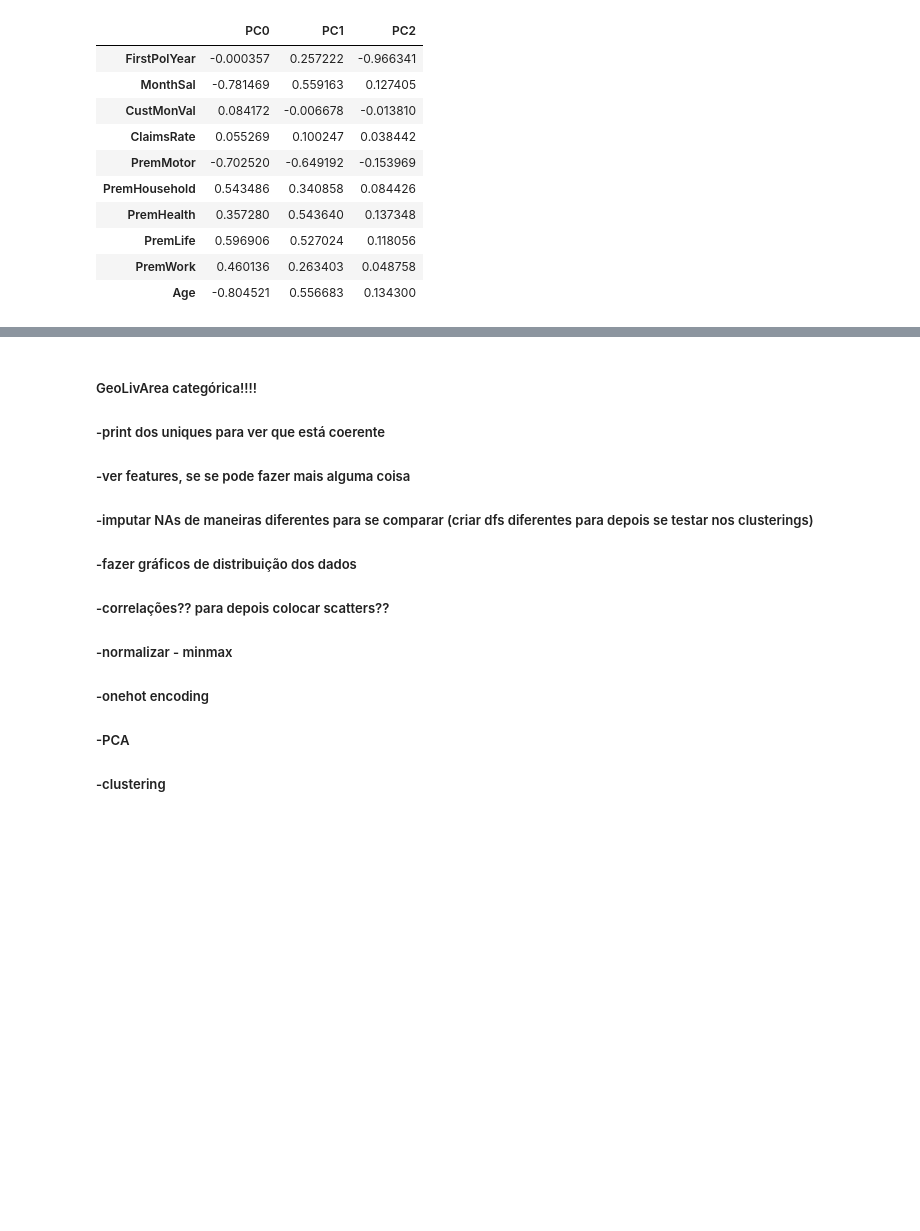
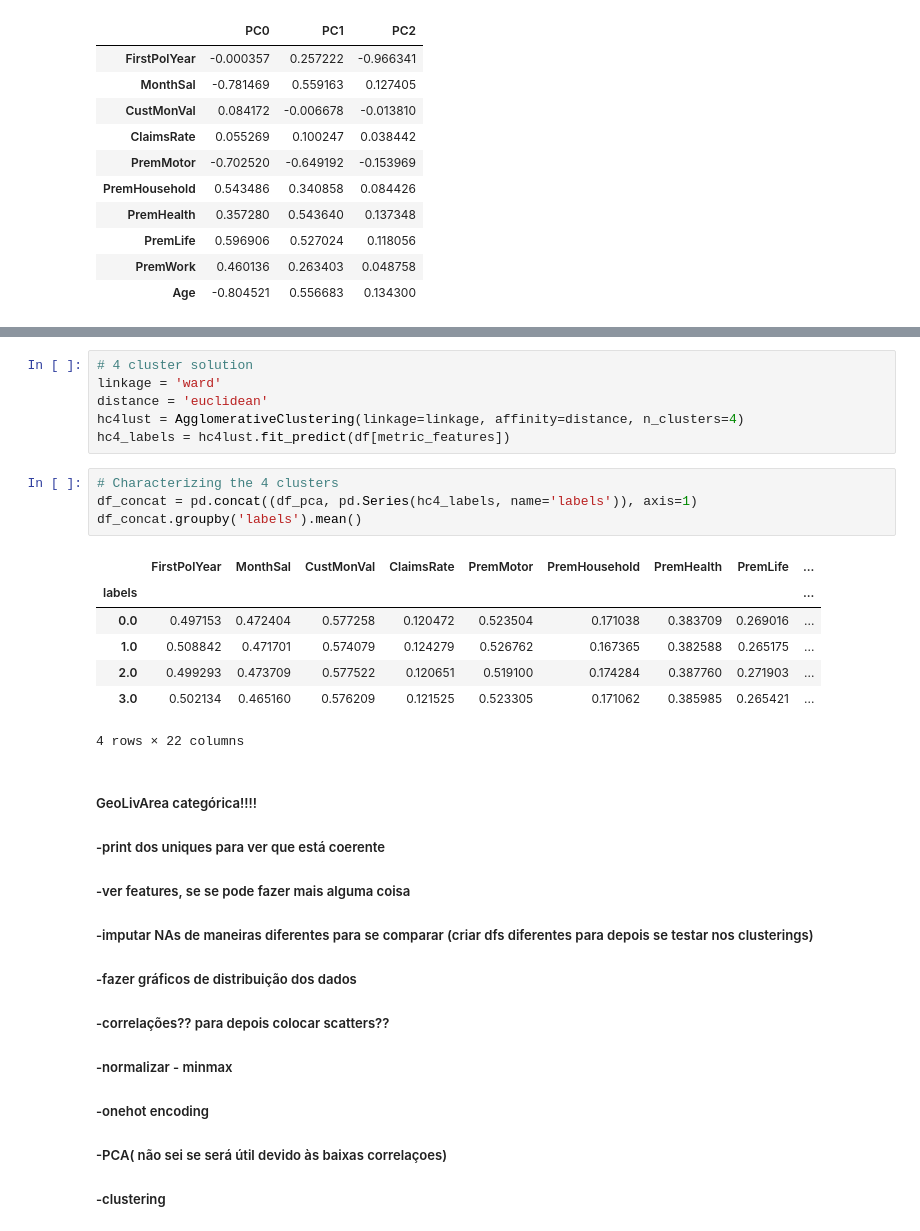
Before and after one commit to henrymmarques/DMProject, a Jupyter notebook: preprocess.ipynb, the cells around one changed output, grey strips where cells are left out. Saved outputs shown, nothing was run; the diff lists cells and outputs as text; blank space fills up the shorter version.

```diff
--- a/preprocess.ipynb
+++ b/preprocess.ipynb
@@ -659,3 +846,21 @@ loadings.style.applymap(_color_red_or_green)
+# %%
+# 4 cluster solution
+linkage = 'ward'
+distance = 'euclidean'
+hc4lust = AgglomerativeClustering(linkage=linkage, affinity=distance, n_clusters=4)
+hc4_labels = hc4lust.fit_predict(df[metric_features])
+# %%
+# Characterizing the 4 clusters
+df_concat = pd.concat((df_pca, pd.Series(hc4_labels, name='labels')), axis=1)
+df_concat.groupby('labels').mean()
+# %% [output]
+|  | FirstPolYear | MonthSal | CustMonVal | ClaimsRate | PremMotor | PremHousehold | PremHealth | PremLife | ... |
+| labels |  |  |  |  |  |  |  |  | ... |
+| 0.0 | 0.497153 | 0.472404 | 0.577258 | 0.120472 | 0.523504 | 0.171038 | 0.383709 | 0.269016 | ... |
+| 1.0 | 0.508842 | 0.471701 | 0.574079 | 0.124279 | 0.526762 | 0.167365 | 0.382588 | 0.265175 | ... |
+| 2.0 | 0.499293 | 0.473709 | 0.577522 | 0.120651 | 0.519100 | 0.174284 | 0.387760 | 0.271903 | ... |
+| 3.0 | 0.502134 | 0.465160 | 0.576209 | 0.121525 | 0.523305 | 0.171062 | 0.385985 | 0.265421 | ... |
+4 rows × 22 columns
 # %% [markdown]
 ##### GeoLivArea categórica!!!!
 ##### -print dos uniques para ver que está coerente
@@ -665,5 +870,5 @@ loadings.style.applymap(_color_red_or_green)
 ##### -correlações?? para depois colocar scatters??
 ##### -normalizar - minmax
 ##### -onehot encoding
-##### -PCA
+##### -PCA( não sei se será útil devido às baixas correlaçoes)
 ##### -clustering
```
Also changed, not shown: parts of 20 cells of this notebook.
